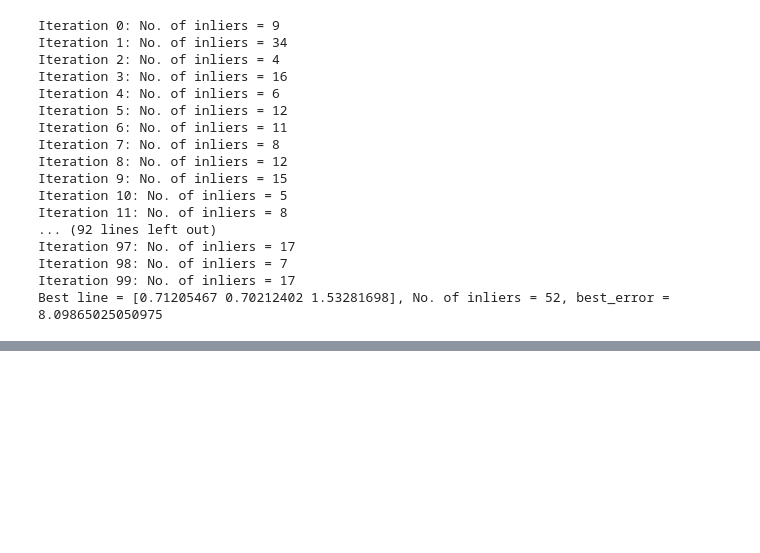
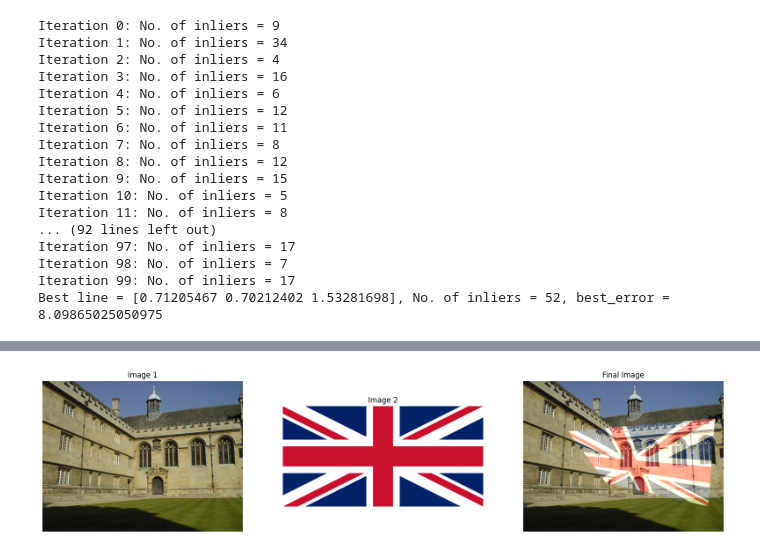
Before and after one commit to linukaratnayake/Fitting_and_Alignment, a Jupyter notebook: Fitting_and_Alignment.ipynb, the cells around one changed output, grey strips where cells are left out. Drawn from its saved outputs; the diff is of its cells as text; code cells hidden in the pictures; blank space fills up the shorter version.

```diff
--- a/Fitting_and_Alignment.ipynb
+++ b/Fitting_and_Alignment.ipynb
@@ -262,0 +341,87 @@ Best line = [0.71205467 0.70212402 1.53281698], No. of inliers = 52, best_error
+# %%
+import cv2 as cv
+import numpy as np
+import matplotlib.pyplot as plt
+
+def mouse_clicks(event, x, y, flags, params):
+    global coordinates
+    global count
+    global first_image
+
+    if event == cv.EVENT_LBUTTONDOWN:
+        coordinates.append([x, y])
+        count += 1
+
+        first_image = cv.circle(first_image, (x,y), 2, (0, 0, 1), -1)
+        cv.imshow("Image", first_image)
+
+    if count == 4:
+        cv.destroyAllWindows()
+        cv.waitKey(1)
+
+# Load images
+im1 = cv.imread('005.jpg')
+assert im1 is not None
+im2 = cv.imread('flag.png')
+assert im2 is not None
+
+im1 = im1.astype(np.float64) / np.iinfo(im1.dtype).max
+
+im2 = im2.astype(np.float64) / np.iinfo(im2.dtype).max
+
+first_image = np.copy(im1)
+
+coordinates = []
+count = 0
+
+cv.imshow("Image", im1)
+cv.setMouseCallback("Image", mouse_clicks)
+cv.waitKey(0)
+
+cv.destroyAllWindows()
+
+# Input parameters
+X = np.array([[0, 0, 1],[im2.shape[1], 0, 1],[im2.shape[1], im2.shape[0], 1],[0, im2.shape[0], 1]]).T
+
+Y = np.array([[coordinates[0][0], coordinates[0][1], 1],[coordinates[1][0], coordinates[1][1], 1],[coordinates[2][0], coordinates[2][1], 1],[coordinates[3][0], coordinates[3][1], 1],]).T
+
+O = np.array([[0],[0],[0]])
+
+A = []
+
+for i in range(4):
+    A.append(np.concatenate((O.T, np.expand_dims(X.T[i,:], axis=0), np.expand_dims(-1*Y[1, i]*X.T[i,:], axis=0) ), axis=1))
+    A.append(np.concatenate((np.expand_dims(X.T[i,:], axis=0), O.T, np.expand_dims(-1*Y[0, i]*X.T[i,:], axis=0) ), axis=1))
+
+A = np.array(A).squeeze().astype(np.float64)
+
+eigen_values, eigen_vectors = np.linalg.eig(A.T @ A)
+H = eigen_vectors[:, np.argmin(eigen_values)]
+H = H.reshape(3, -1)
+
+t_im2 = cv.warpPerspective(im2, H, (im1.shape[1], im1.shape[0]))
+
+beta = 0.5
+blended_img = cv.addWeighted(im1, 1, t_im2, beta, 0.0)
+blended_img[blended_img > 1] = 1
+
+first_image_rgb = cv.cvtColor(first_image.astype(np.float32), cv.COLOR_BGR2RGB)
+im2_rgb = cv.cvtColor(im2.astype(np.float32), cv.COLOR_BGR2RGB)
+blended_img_rgb = cv.cvtColor(blended_img.astype(np.float32), cv.COLOR_BGR2RGB)
+
+fig, ax = plt.subplots(1, 3, figsize=(20, 10))
+ax[0].imshow(first_image_rgb)
+ax[1].imshow(im2_rgb)
+ax[2].imshow(blended_img_rgb)
+
+ax[0].set_title("Image 1")
+ax[1].set_title("Image 2")
+ax[2].set_title("Final Image")
+
+ax[0].axis("off")
+ax[1].axis("off")
+ax[2].axis("off")
+
+plt.show()
+# %% [output]
+[figure, added]
```
Also changed, not shown: parts of 10 cells of this notebook.
